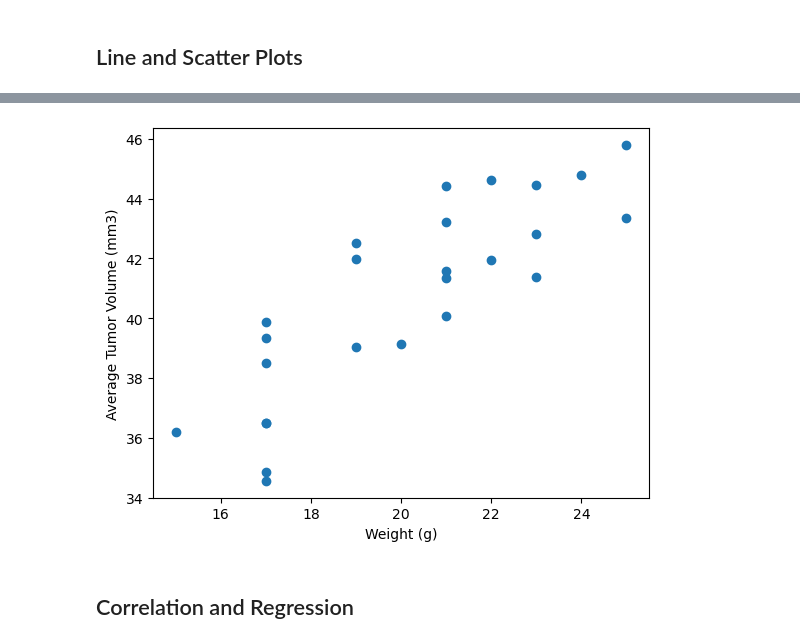
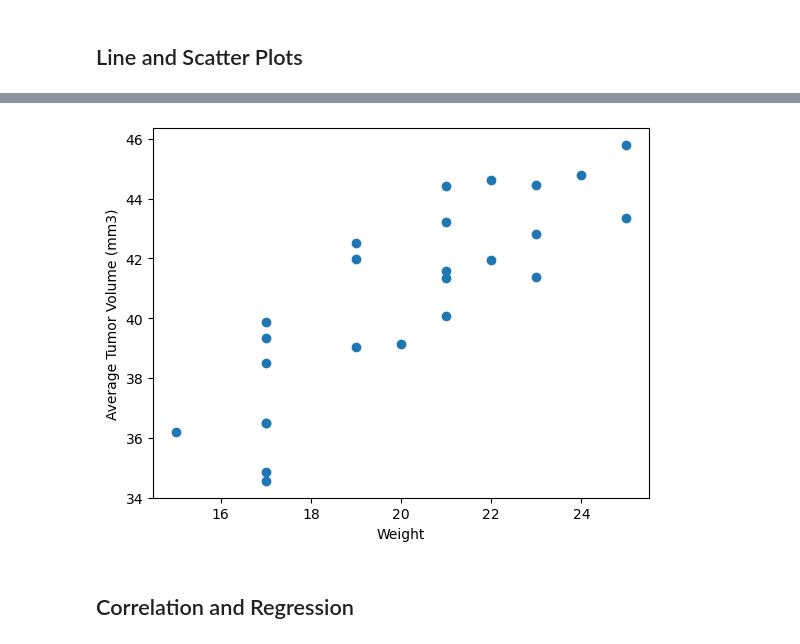
Before and after one commit to lisatafoya6/data-vis-challenge, a Jupyter notebook: pymaceuticals/pymaceuticals_starter.ipynb, the cells around one changed output, grey strips where cells are left out. Cells and saved outputs as stored; diff of their text form; code cells hidden in the pictures.

```diff
--- a/pymaceuticals/pymaceuticals_starter.ipynb
+++ b/pymaceuticals/pymaceuticals_starter.ipynb
@@ -268,0 +270,20 @@ NameError: name 'plt' is not defined
+# %%
+# Ensure you're filtering by both Drug Regimen and Mouse ID
+drug = "Capomulin"
+mouse_id = "l509"
+
+# Filter for the specific drug regimen and mouse ID
+filtered_data = clean_data[(clean_data["Drug Regimen"] == drug) & (clean_data["Mouse ID"] == mouse_id)]
+
+# Check if data exists for the mouse
+
+    # Generate the line plot
+plt.figure(figsize=(8, 6))
+plt.plot(filtered_data["Timepoint"], filtered_data["Tumor Volume (mm3)"], marker='o', linestyle='-')
+
+plt.title(f"{drug} treatment of mouse {mouse_id}")
+plt.xlabel("Timepoint (days)")
+plt.ylabel("Tumor Volume (mm3)")
+
+    # Display the plot
+plt.show()
@@ -269,6 +292,12 @@ NameError: name 'plt' is not defined
 # %%
 # Generate a scatter plot of mouse weight vs. the average observed tumor volume for the entire Capomulin regimen
+scatter_data = clean_data[(clean_data["Drug Regimen"] == drug)]
+cap_avg=scatter_data.groupby("Mouse ID")[["Weight (g)","Tumor Volume (mm3)"]].mean()
+plt.scatter(cap_avg["Weight (g)"],cap_avg["Tumor Volume (mm3)"])
+plt.xlabel("Weight")
+plt.ylabel("Average Tumor Volume (mm3)")
+plt.show()
 # %% [output]
-[figure, old version]
+[figure, new version]
 # %% [markdown]
 ## Correlation and Regression
```
Also changed, not shown: parts of 8 cells of this notebook, 4 other files.
